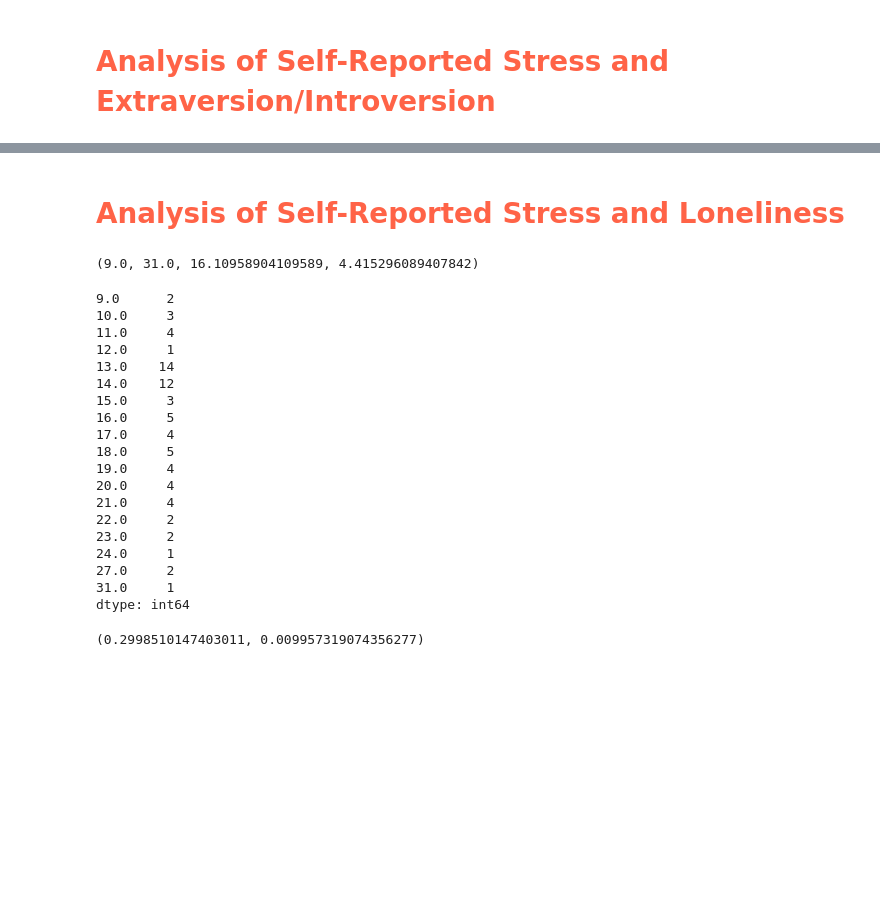
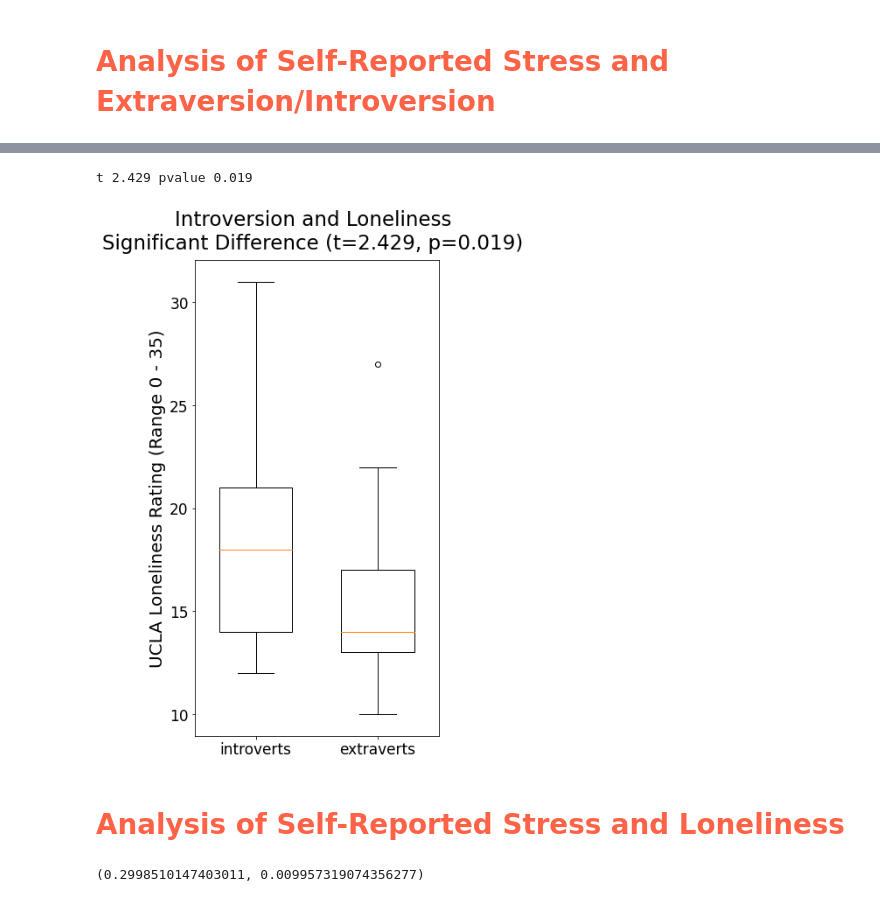
Before and after one commit to vrishabcommuri/SPRM, a Jupyter notebook: sprm_data_analysis.ipynb, the cells around one changed output, grey strips where cells are left out. Saved outputs shown, nothing was run; the diff lists cells and outputs as text; code cells hidden in the pictures; blank space fills up the shorter version.

```diff
--- a/sprm_data_analysis.ipynb
+++ b/sprm_data_analysis.ipynb
@@ -184,40 +226,20 @@ pvalue 0.648
+# %%
+introvert_loneliness = loneliness_score.iloc[introvert_group.index]
+extravert_loneliness = loneliness_score.iloc[extravert_group.index]
+
+t, p = stats.ttest_ind(introvert_loneliness, extravert_loneliness)
+print(f't {t:.3f} pvalue {p:.3f}')
+# %% [output]
+t 2.429 pvalue 0.019
+# %%
+plt.figure(figsize=(5, 10))
+plt.boxplot([introvert_loneliness, extravert_loneliness], labels=["introverts", "extraverts"], widths=[0.6, 0.6])
+plt.xticks(fontsize=17)
+plt.yticks(fontsize=17)
+plt.ylabel("UCLA Loneliness Rating (Range 0 - 35)", fontsize=20)
+plt.suptitle("Introversion and Loneliness\nSignificant Difference (t=2.429, p=0.019)", fontsize=23, y=0.96)
+plt.show()
+# %% [output]
+[figure, added]
 # %% [markdown]
 # <span style="color:tomato"> Analysis of Self-Reported Stress and Loneliness </span>
-# %%
-stress = df['Rate your stress level during this semester at CMU']
-negative_labels = [0, 1, 3, 4, 6, 7]
-positive_labels = [2, 5]
-
-loneliness_labels = df.columns[1:9].values
-
-negative_responses = df[loneliness_labels[negative_labels]].sum(axis=1)
-# positive responses must be reversed in order to add to the negative scores
-positive_responses = (-1*df[loneliness_labels[positive_labels]] + 5).sum(axis=1)
-
-loneliness_score = negative_responses + positive_responses
-
-np.min(loneliness_score), np.max(loneliness_score), np.mean(loneliness_score), np.std(loneliness_score)
-# %% [output]
-(9.0, 31.0, 16.10958904109589, 4.415296089407842)
-# %%
-loneliness_score.value_counts().sort_index()
-# %% [output]
-9.0      2
-10.0     3
-11.0     4
-12.0     1
-13.0    14
-14.0    12
-15.0     3
-16.0     5
-17.0     4
-18.0     5
-19.0     4
-20.0     4
-21.0     4
-22.0     2
-23.0     2
-24.0     1
-27.0     2
-31.0     1
-dtype: int64
```
Also changed, not shown: parts of 12 cells of this notebook.
